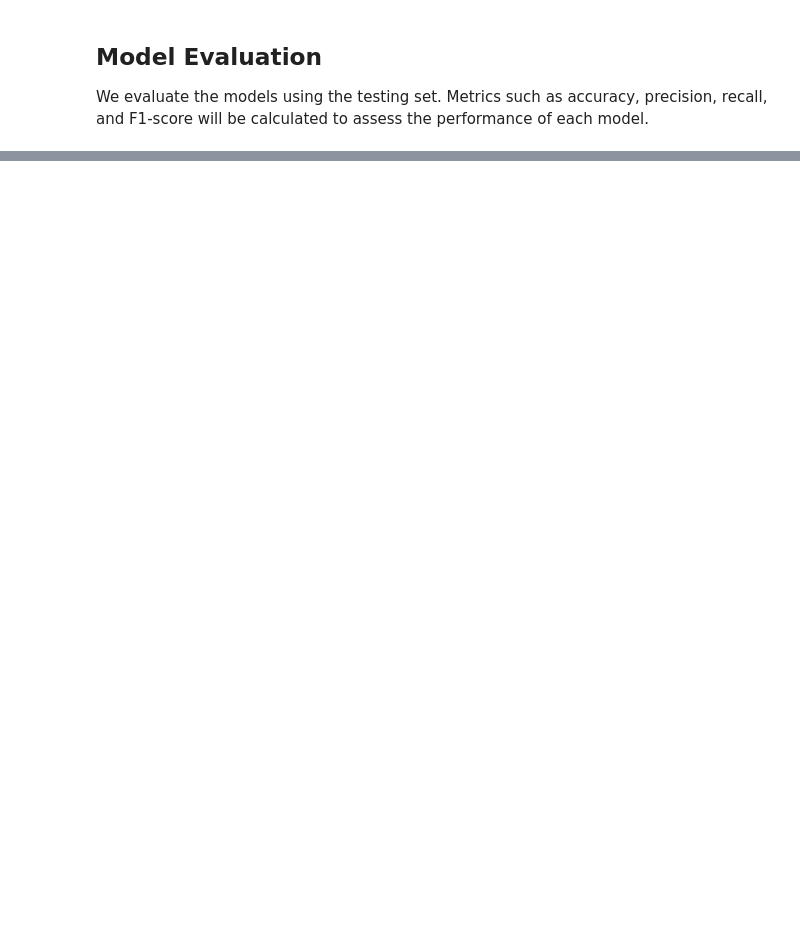
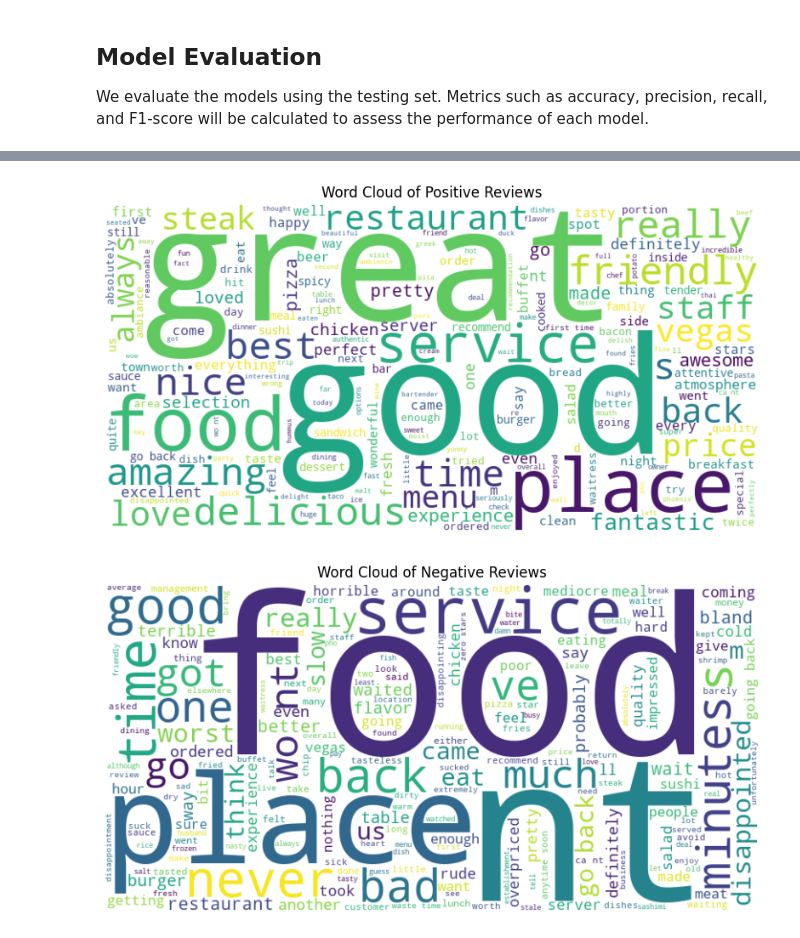
Before and after one commit to zvuk1T/Hospitality---Service---Masterschool-Project, a Jupyter notebook: Notebooks/NLP_Hospitality_Sentiment_Analysis.ipynb, the cells around one changed output, grey strips where cells are left out. Drawn from its saved outputs; the diff is of its cells as text; code cells hidden in the pictures; blank space fills up the shorter version.

```diff
--- a/Notebooks/NLP_Hospitality_Sentiment_Analysis.ipynb
+++ b/Notebooks/NLP_Hospitality_Sentiment_Analysis.ipynb
@@ -271,0 +294,26 @@ print(classification_report(y_test, y_pred_svm))
+# %%
+#!pip install wordcloud
+from wordcloud import WordCloud
+
+# Generate word clouds for positive and negative reviews
+positive_text = ' '.join(df[df['Liked'] == 1]['text_processed'])
+negative_text = ' '.join(df[df['Liked'] == 0]['text_processed'])
+
+# Positive reviews word cloud
+positive_wordcloud = WordCloud(width=800, height=400, background_color='white').generate(positive_text)
+plt.figure(figsize=(10, 5))
+plt.imshow(positive_wordcloud, interpolation='bilinear')
+plt.axis('off')
+plt.title('Word Cloud of Positive Reviews')
+plt.show()
+
+# Negative reviews word cloud
+negative_wordcloud = WordCloud(width=800, height=400, background_color='white').generate(negative_text)
+plt.figure(figsize=(10, 5))
+plt.imshow(negative_wordcloud, interpolation='bilinear')
+plt.axis('off')
+plt.title('Word Cloud of Negative Reviews')
+plt.show()
+# %% [output]
+[figure, added]
+[figure, added]
```
Also changed, not shown: parts of 8 cells of this notebook, 1 other file.
